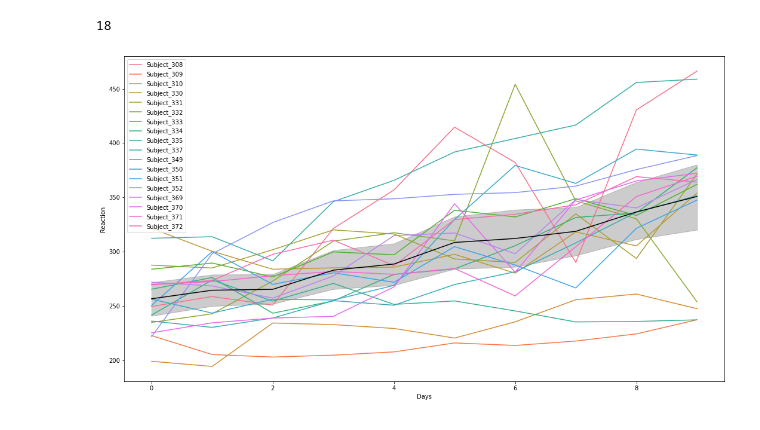
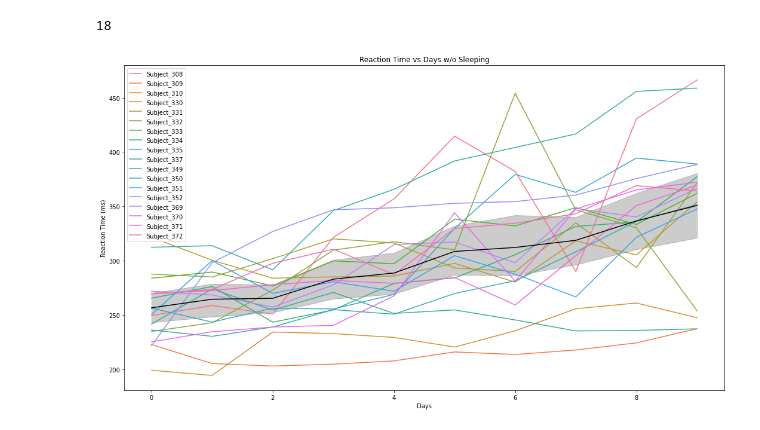
Before and after one commit to adam-talbot/numpy-pandas-visualization-exercises, a Jupyter notebook: seaborn_exercises.ipynb, the cells around one changed output. Drawn from its saved outputs; the diff is of its cells as text; code cells hidden in the pictures.

Commit message:
added some more labeling on plots in seaborn exercises

```diff
--- a/seaborn_exercises.ipynb
+++ b/seaborn_exercises.ipynb
@@ -315,7 +330,9 @@ sleepstudy.Subject.nunique()
 # %%
 plt.figure(figsize=(18, 10))
 sns.lineplot(data = sleepstudy, x = 'Days', y = 'Reaction', hue = 'Subject')
 sns.lineplot(data = sleepstudy, x = 'Days', y = 'Reaction', color = 'black', estimator = 'mean')
+plt.title('Reaction Time vs Days w/o Sleeping')
+plt.ylabel('Reaction Time (ms)')
 plt.show()
 # %% [output]
-[figure, old version]
+[figure, new version]
```
Also changed, not shown: parts of 5 cells of this notebook.
